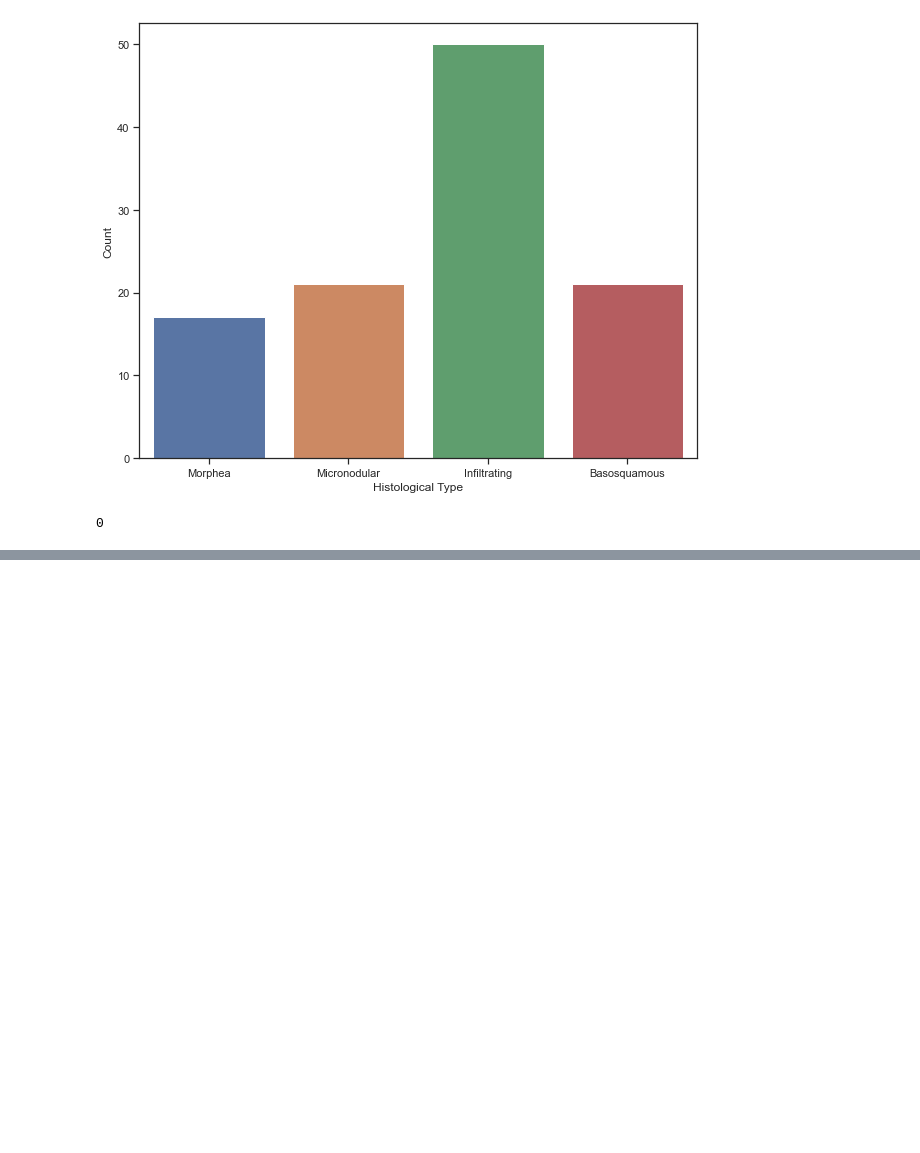
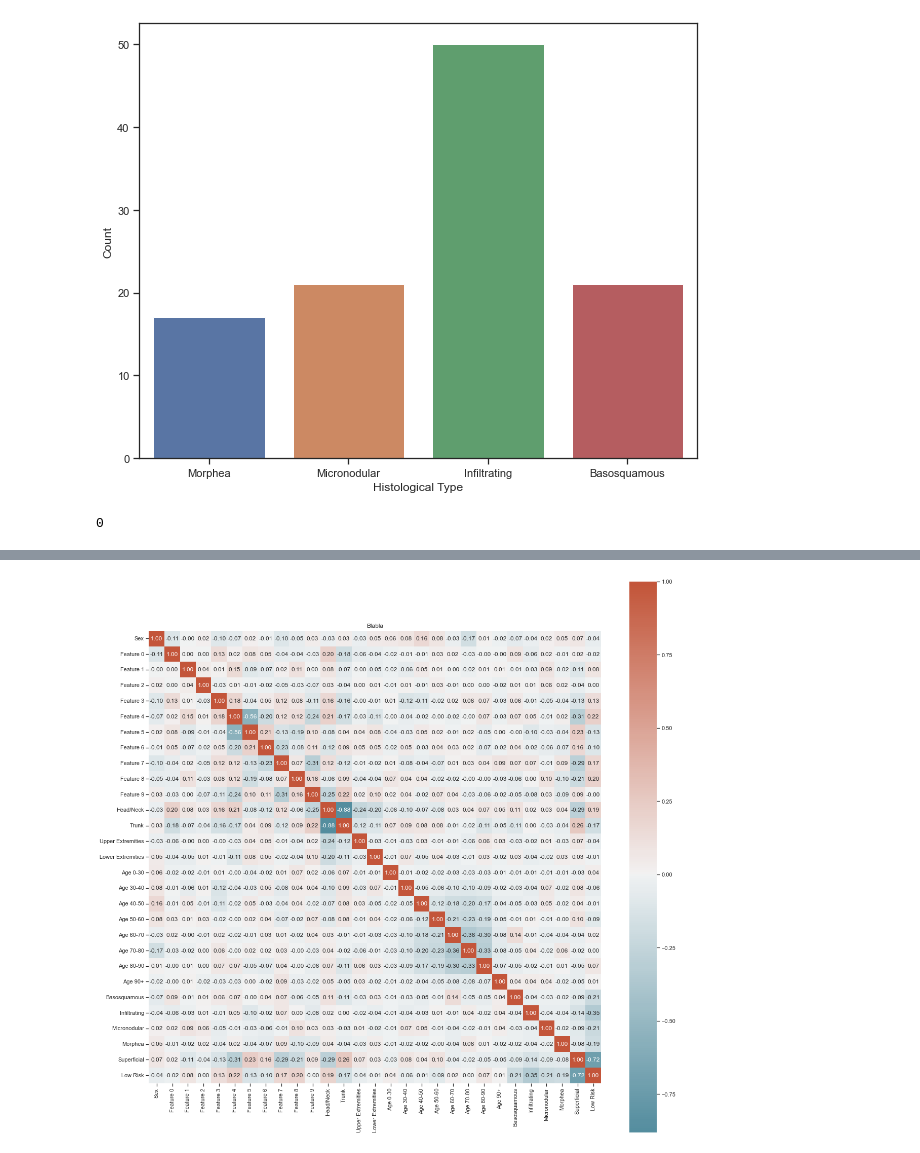
Before and after one commit to V0xP0p/BCC_Image_Classification, a Jupyter notebook: EDA.ipynb, the cells around one changed output, grey strips where cells are left out. Saved outputs shown, nothing was run; the diff lists cells and outputs as text; code cells hidden in the pictures; blank space fills up the shorter version.

Commit message:
-added a correlation matrix

```diff
--- a/EDA.ipynb
+++ b/EDA.ipynb
@@ -304,0 +311,4 @@ age_columns = ['0-30', '30-40', '40-50', '50-60', '60-70', '70-80', '80-90', '90
+# %%
+df['Feature 8'].fillna(0, inplace=True)
+# %%
+df['Sex'] = df['Sex'].astype(int)
@@ -304,0 +317,5 @@ age_columns = ['0-30', '30-40', '40-50', '50-60', '60-70', '70-80', '80-90', '90
+# %%
+df_prepared = df.copy().drop(['Diagnosis', 'Age', 'Location', 'Histological Type'], axis=1) #keep only the features we need from the original dataframe
+# %%
+df_prepared = pd.concat([df_prepared, location, age_ranges, hist_type, hist_diagnosis], axis=1) #concatenate the one-hot dataframes
+df_prepared.drop(['High Risk'], axis=1, inplace=True)   #drop high risk feature as we have the analysis on the subtypes
@@ -304,0 +404,29 @@ age_columns = ['0-30', '30-40', '40-50', '50-60', '60-70', '70-80', '80-90', '90
+# %%
+def mat_corr_matrix(data, figsize=(20, 20)):
+
+    columns = data.columns
+
+    mcorr = pd.DataFrame(index=columns, columns=columns)
+
+    for i in range(0, len(columns)):
+        for j in range(i, len(columns)):
+            if i==j:
+                mcorr.loc[columns[i], columns[j]] = 1.0
+            else:
+                ij = mat_corr(data[columns[i]], data[columns[j]])
+                ji = mat_corr(data[columns[j]], data[columns[i]])
+                mcorr.loc[columns[i], columns[j]] = ij if not np.isnan(ij) and abs(ij) < np.inf else 0.0
+                mcorr.loc[columns[j], columns[i]] = ji if not np.isnan(ji) and abs(ji) < np.inf else 0.0
+
+    mcorr.fillna(value=np.nan, inplace=True)
+
+    plt.figure(figsize=figsize)
+
+    # cm = pd.DataFrame(data=np.zeros_like(corr), columns=corr.columns, index=corr.index)
+    sns.heatmap(mcorr, center=0, annot=True, fmt='.2f', cmap=sns.diverging_palette(220, 20, n=5, as_cmap=True), square=True)
+    plt.title('Blabla')
+    plt.show()
+
+mat_corr_matrix(df_prepared)
+# %% [output]
+[figure, added]
```
Also changed, not shown: parts of 13 cells of this notebook.
